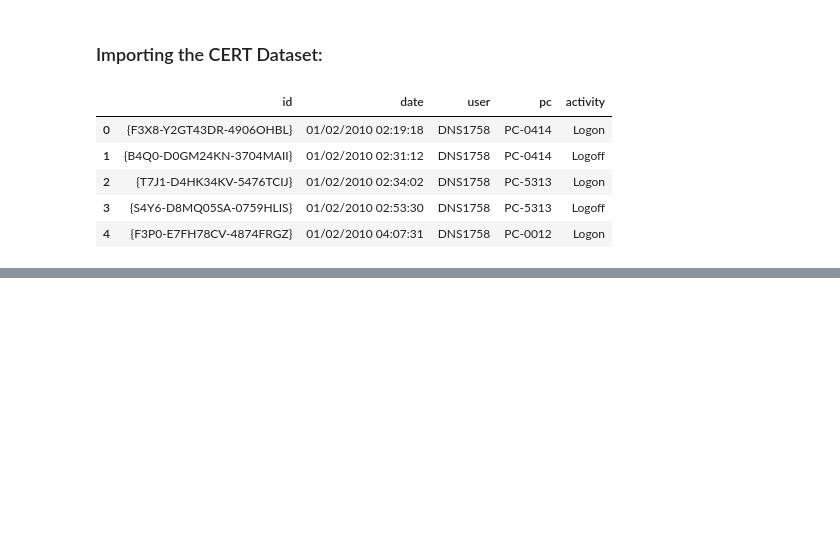
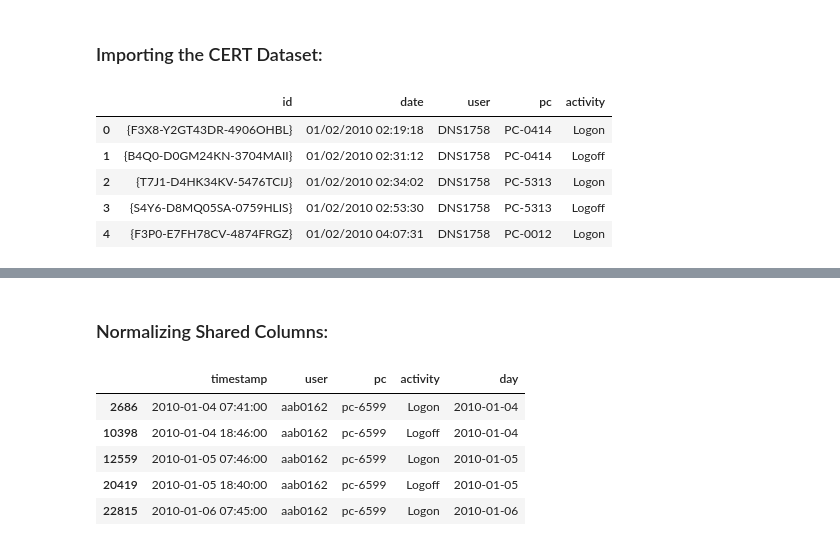
Before and after one commit to Aaron-Loera/Insider-Threat-Detection, a Jupyter notebook: CERT_Preprocessing.ipynb, the cells around one changed output, grey strips where cells are left out. Drawn from its saved outputs; the diff is of its cells as text; code cells hidden in the pictures; blank space fills up the shorter version.

```diff
--- a/CERT_Preprocessing.ipynb
+++ b/CERT_Preprocessing.ipynb
@@ -54,3 +54,5 @@ emails.head()
 | 2 | {S8C2-Q8YX87DJ-0516SIWZ} | 01/02/2010 06:42:48 | HDB1666 | PC-6793 | Quintessa.O.Farrell@harris.com | Hector.Donovan.Bray@dtaa.com | NaN | Hector.Donovan.Bray@dtaa.com | Send | 1310925 | ... |
 | 3 | {A1V9-O5BL46SW-1708NAEC} | 01/02/2010 06:45:42 | HDB1666 | PC-6793 | Hector.Donovan.Bray@dtaa.com | NaN | NaN | Travis.Ezra.Warner@dtaa.com | View | 23043 | ... |
 | 4 | {N6R0-M2EI82DM-5583LSUM} | 01/02/2010 06:47:07 | HDB1666 | PC-6793 | Hector.Donovan.Bray@dtaa.com | NaN | NaN | Kenyon.William.Delacruz@dtaa.com | View | 25210 | ... |
+# %% [markdown]
+### Normalizing Shared Columns:
@@ -56,0 +108,11 @@ emails.head()
+# %%
+norm_logons = normalize_shared_columns(logons)
+# %%
+norm_logons.head()
+# %% [output]
+|  | timestamp | user | pc | activity | day |
+| 2686 | 2010-01-04 07:41:00 | aab0162 | pc-6599 | Logon | 2010-01-04 |
+| 10398 | 2010-01-04 18:46:00 | aab0162 | pc-6599 | Logoff | 2010-01-04 |
+| 12559 | 2010-01-05 07:46:00 | aab0162 | pc-6599 | Logon | 2010-01-05 |
+| 20419 | 2010-01-05 18:40:00 | aab0162 | pc-6599 | Logoff | 2010-01-05 |
+| 22815 | 2010-01-06 07:45:00 | aab0162 | pc-6599 | Logon | 2010-01-06 |
```
Also changed, not shown: parts of 8 cells of this notebook.
